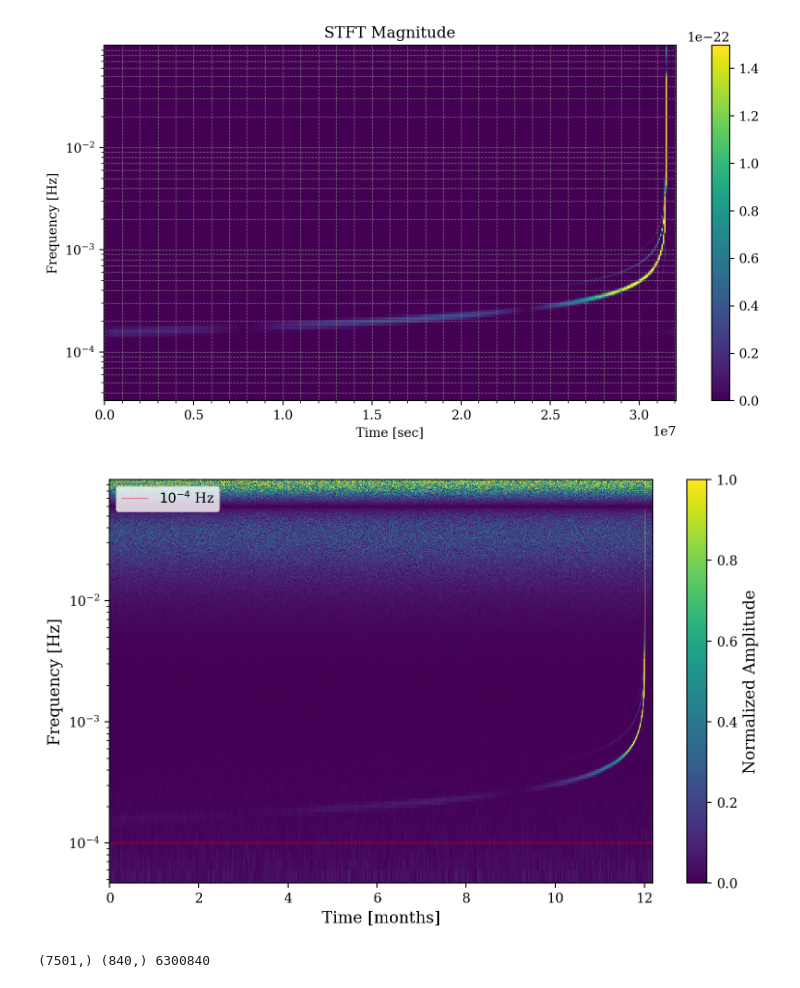
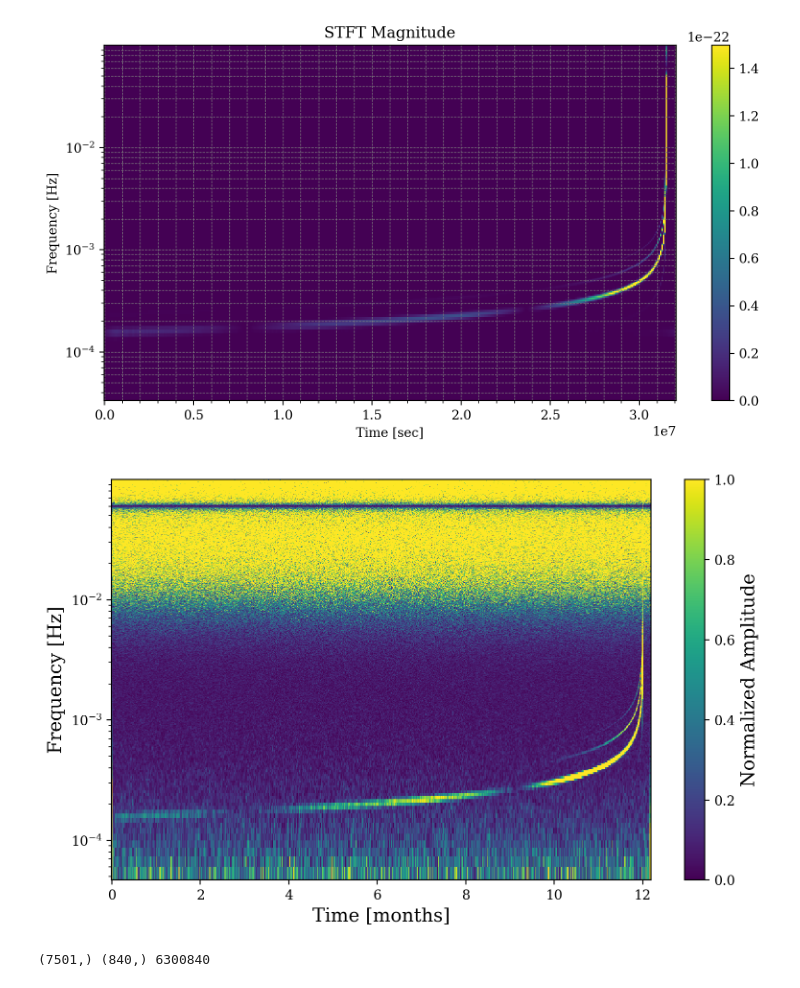
Before and after one commit to manishprasad0/LISA_Master_Thesis, a Jupyter notebook: attenuation/attenuation.ipynb, the cells around one changed output. Saved outputs shown, nothing was run; the diff lists cells and outputs as text; code cells hidden in the pictures.

```diff
--- a/attenuation/attenuation.ipynb
+++ b/attenuation/attenuation.ipynb
@@ -73,5 +153,7 @@ t_months = t/(24*3600)/30.45428241
 # %%
-plt.figure(figsize=(10, 5))
+plt.figure(figsize=(8, 5))
+
+fontsize_plots = 14
 plt.pcolormesh(t_months, f[min_freq_idx:max_freq_idx], np.abs(Zxx[min_freq_idx:max_freq_idx]), vmin=0,
                vmax= np.max(np.abs(Zxx[min_freq_idx:max_freq_idx]))/50, cmap='viridis')
 
@@ -80,27 +162,7 @@ plt.grid(True, which='both', alpha=0.2)
 plt.xticks(np.arange(0, 13, 1))
 
 plt.yscale('log')
-plt.ylabel('Frequency [Hz]')
-plt.xlabel('Time [months]')
+plt.ylabel('Frequency [Hz]', fontsize=fontsize_plots)
+plt.xlabel('Time [months]', fontsize=fontsize_plots)
 plt.colorbar()
-
-max_zxx = []
-for i in range(0, len(Zxx[0])):
-    max_zxx.append(np.max(np.abs(Zxx[:,i])))
-max_zxx = np.array(max_zxx)/np.max(np.array(max_zxx))
-
-t_final = -1
-plt.figure(figsize=(8, 5))
-plt.plot(t_months[0:t_final], max_zxx[0:t_final])
-plt.xlim(t_months[0], t_months[t_final])
-plt.ylabel('Maximum Normalized Amplitude per Time Bin', fontsize=fontsize_plots)
-plt.xlabel('Time [months]', fontsize=fontsize_plots)
-plt.yscale('log')
-plt.grid(True, which='both', alpha=0.4)
-plt.tight_layout()
-plt.xticks(np.arange(0, 13, 1))  # includes 12
-plt.ylim(1e-5, 1)
-# save figure as pdf
-plt.savefig("attenuation_stft_max_magnitude.pdf", bbox_inches="tight", dpi=300)
-plt.show()
 # %% [output]
@@ -120,14 +204,19 @@ plt.pcolormesh(
     rasterized=True,
 )
 plt.yscale('log')
-fontsize_plots = 12
 plt.ylabel('Frequency [Hz]', fontsize=fontsize_plots)
 plt.xlabel('Time [months]', fontsize=fontsize_plots)
 cbar = plt.colorbar()
 cbar.set_label('Normalized Amplitude', fontsize=fontsize_plots)
 plt.tight_layout()
+plt.minorticks_on()
+
+## Add a red rectangle between t_months[20] and t_months[21]
+#plt.axvspan(t_months[100], t_months[101], color='red', alpha=0.2)
+
+
 plt.grid(True, which='both', alpha=0.2)
 plt.xticks(np.arange(0, 13, 1))
-plt.savefig("sftf_modulation.pdf", bbox_inches="tight", dpi=300)
+#plt.savefig("sftf_modulation.pdf", bbox_inches="tight", dpi=300)
 plt.show()
 # %% [output]
@@ -181,33 +382,35 @@ max_freq_idx = np.searchsorted(f, max_freq)
 min_freq = 5e-5  #3e-5
 min_freq_idx = np.searchsorted(f, min_freq)
 
+temp_var = 250
+
 t_months = t / (30 * 24 * 3600)
 Zxx_norm = (np.abs(Zxx[min_freq_idx:max_freq_idx])) / np.max(np.abs(Zxx[min_freq_idx:max_freq_idx])/temp_var)
 # %%
 plt.figure(figsize=(8, 5))
 #plt.pcolormesh(t, f[min_freq_idx:max_freq_idx], np.abs(Zxx[min_freq_idx:max_freq_idx]), vmin=0, vmax= np.max(np.abs(Zxx[min_freq_idx:max_freq_idx]))/100)
 plt.pcolormesh(
     t_months,
     f[min_freq_idx:max_freq_idx],
     Zxx_norm,
     vmin=0,
     vmax=1,  # now relative scale
     shading="auto",
     rasterized=True,
 )
 plt.yscale('log')
 #plt.xlim(0, t[-2])
 plt.ylabel('Frequency [Hz]', fontsize=fontsize_plots)
 plt.xlabel('Time [months]', fontsize=fontsize_plots)
 cbar = plt.colorbar(label='Normalized Amplitude')
 cbar.set_label('Normalized Amplitude', fontsize=fontsize_plots)
 plt.tight_layout()
-plt.axhline(1e-4, color='red', label=r'$10^{-4}$ Hz', linewidth=0.5, alpha=0.7)
-plt.legend(loc='upper left')
-#plt.savefig("1e5_modulation.pdf", bbox_inches="tight", dpi=300)
+#plt.axhline(1e-4, color='red', label=r'$10^{-4}$ Hz', linewidth=0.5, alpha=0.7)
+#plt.legend(loc='upper left')
+plt.savefig("1e6_modulation.pdf", bbox_inches="tight", dpi=300)
 plt.show()
 # %% [output]
-[figure, old version]
+[figure, new version]
 # %%
 # Pre-merger data truncation function
 hours_before_merger = 10
```
Also changed, not shown: parts of 7 cells of this notebook, 24 other files.
